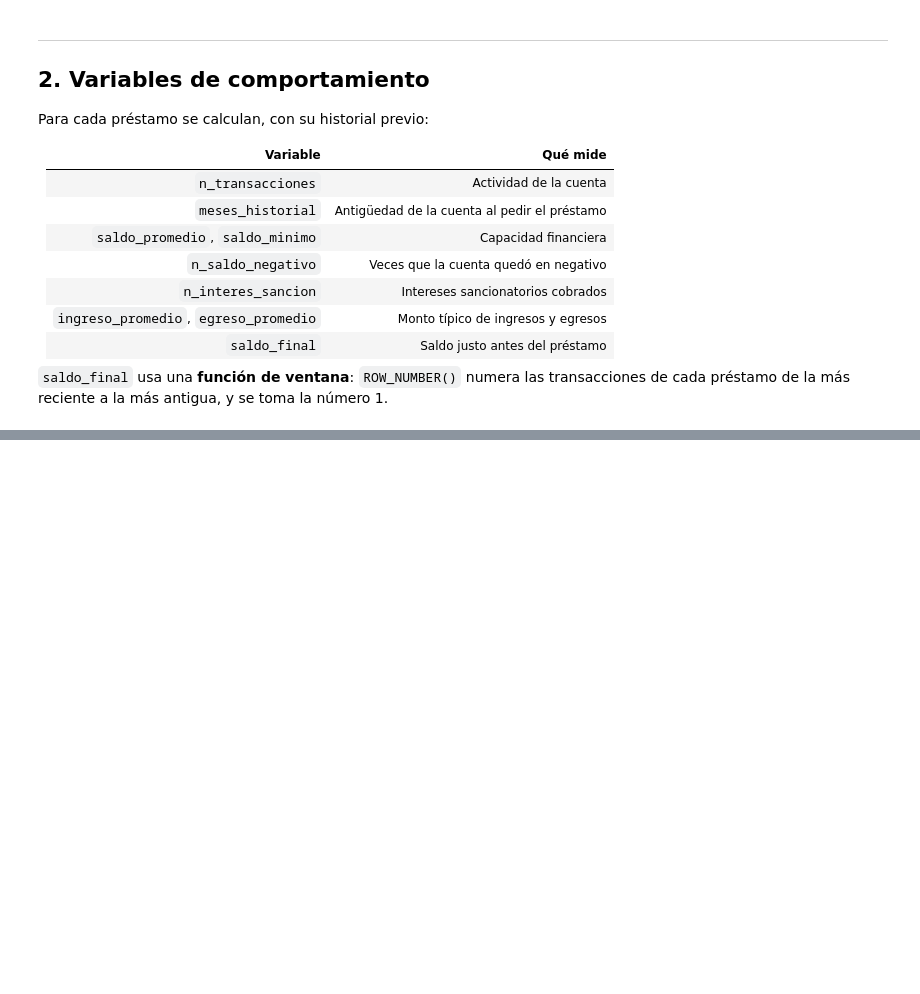
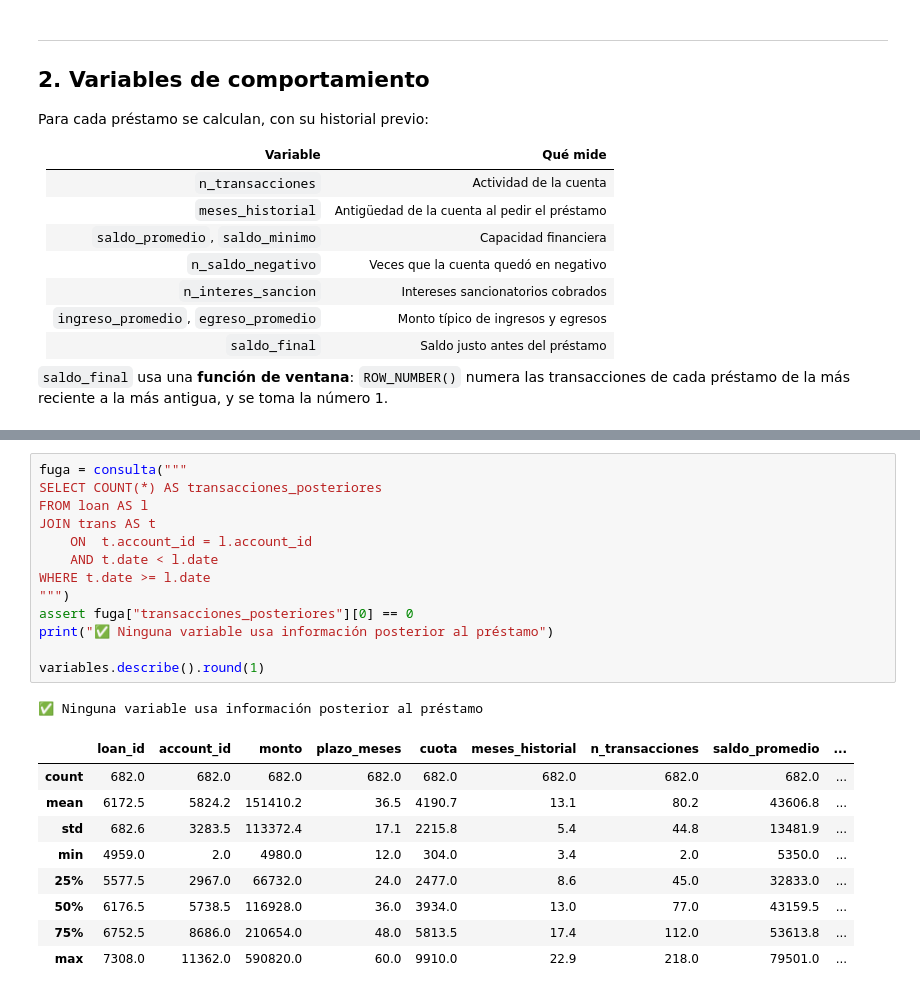
Before and after one commit to David-Sac/riesgo-credito-banco, a Jupyter notebook: notebooks/02_variables.ipynb, the cells around one changed output, grey strips where cells are left out. Saved outputs shown, nothing was run; the diff lists cells and outputs as text; blank space fills up the shorter version.

Commit message:
feat: validacion anti-fuga

```diff
--- a/notebooks/02_variables.ipynb
+++ b/notebooks/02_variables.ipynb
@@ -174,0 +188,24 @@ variables.head()
+# %%
+fuga = consulta("""
+SELECT COUNT(*) AS transacciones_posteriores
+FROM loan AS l
+JOIN trans AS t
+    ON  t.account_id = l.account_id
+    AND t.date < l.date
+WHERE t.date >= l.date
+""")
+assert fuga["transacciones_posteriores"][0] == 0
+print("✅ Ninguna variable usa información posterior al préstamo")
+
+variables.describe().round(1)
+# %% [output]
+✅ Ninguna variable usa información posterior al préstamo
+|  | loan_id | account_id | monto | plazo_meses | cuota | meses_historial | n_transacciones | saldo_promedio | ... |
+| count | 682.0 | 682.0 | 682.0 | 682.0 | 682.0 | 682.0 | 682.0 | 682.0 | ... |
+| mean | 6172.5 | 5824.2 | 151410.2 | 36.5 | 4190.7 | 13.1 | 80.2 | 43606.8 | ... |
+| std | 682.6 | 3283.5 | 113372.4 | 17.1 | 2215.8 | 5.4 | 44.8 | 13481.9 | ... |
+| min | 4959.0 | 2.0 | 4980.0 | 12.0 | 304.0 | 3.4 | 2.0 | 5350.0 | ... |
+| 25% | 5577.5 | 2967.0 | 66732.0 | 24.0 | 2477.0 | 8.6 | 45.0 | 32833.0 | ... |
+| 50% | 6176.5 | 5738.5 | 116928.0 | 36.0 | 3934.0 | 13.0 | 77.0 | 43159.5 | ... |
+| 75% | 6752.5 | 8686.0 | 210654.0 | 48.0 | 5813.5 | 17.4 | 112.0 | 53613.8 | ... |
+| max | 7308.0 | 11362.0 | 590820.0 | 60.0 | 9910.0 | 22.9 | 218.0 | 79501.0 | ... |
```
Also changed, not shown: parts of 3 cells of this notebook.
